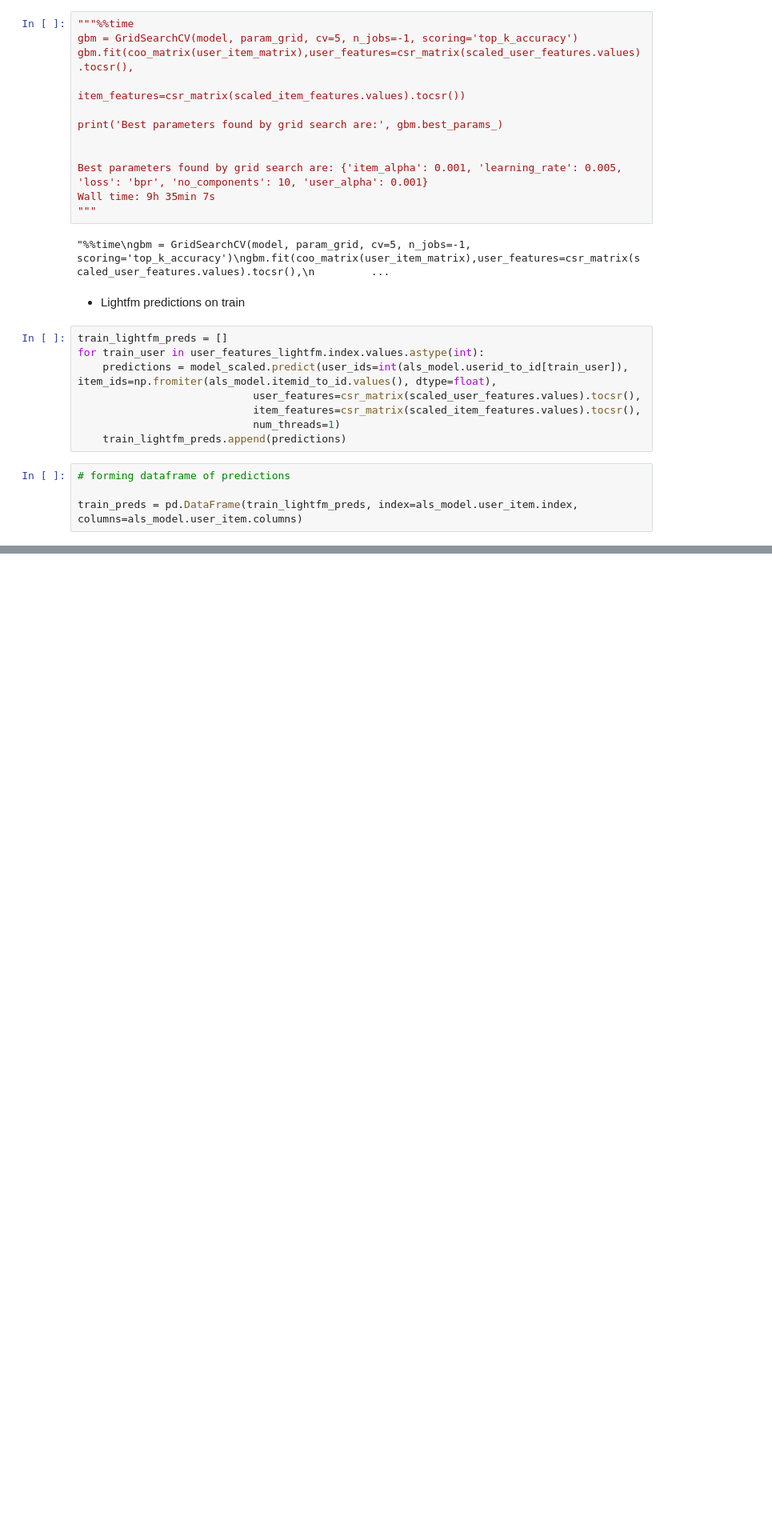
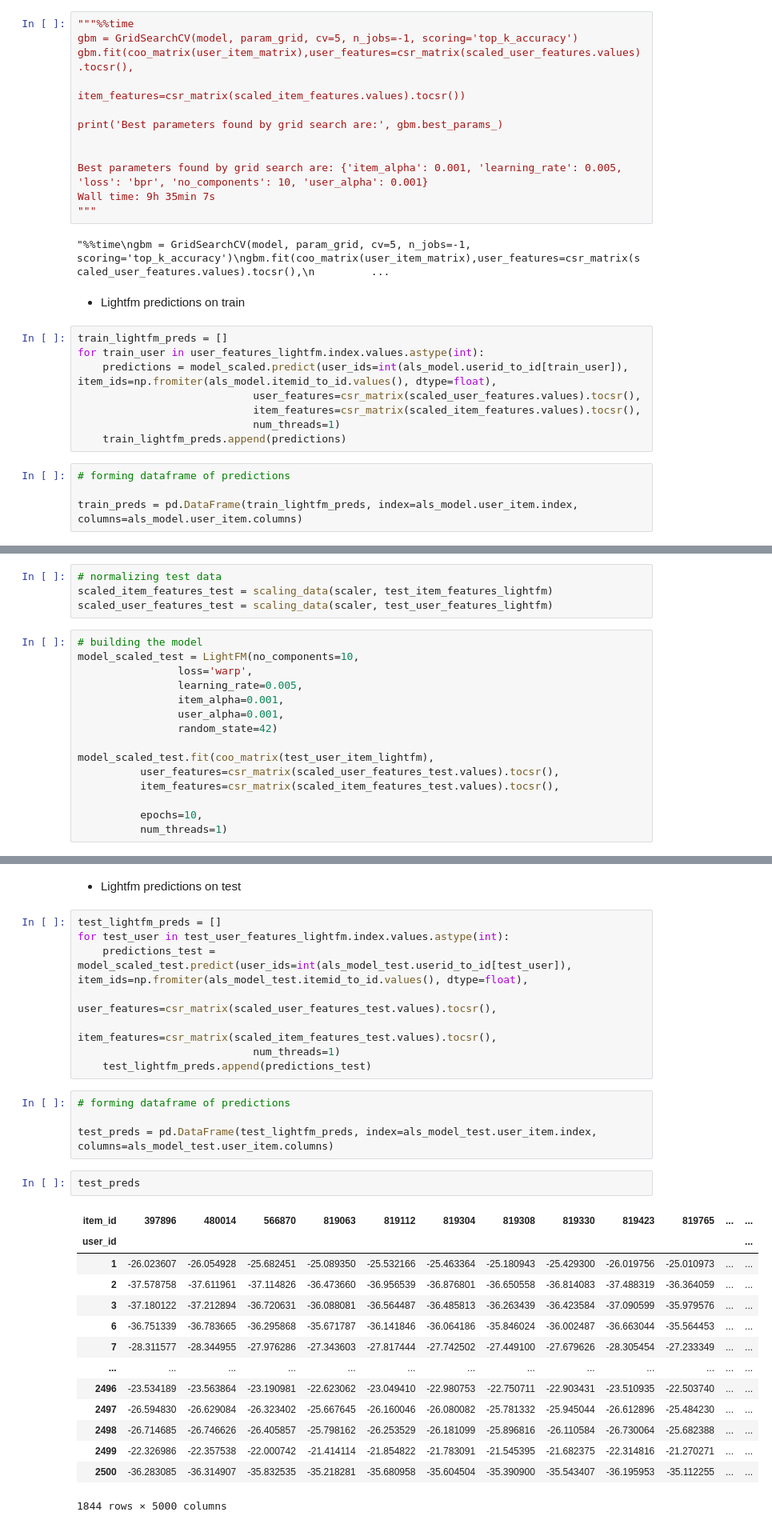
Before and after one commit to aldalinde/ReSys, a Jupyter notebook: final_project/rs_project.ipynb, the cells around one changed output, grey strips where cells are left out. Shown at 80% size. Cells and saved outputs as stored; diff of their text form; blank space fills up the shorter version.

```diff
--- a/final_project/rs_project.ipynb
+++ b/final_project/rs_project.ipynb
@@ -553,0 +998,19 @@ np.mean(pres_users)
+# %%
+# normalizing test data
+scaled_item_features_test = scaling_data(scaler, test_item_features_lightfm)
+scaled_user_features_test = scaling_data(scaler, test_user_features_lightfm)
+# %%
+# building the model
+model_scaled_test = LightFM(no_components=10,
+                loss='warp',
+                learning_rate=0.005,
+                item_alpha=0.001,
+                user_alpha=0.001,
+                random_state=42)
+
+model_scaled_test.fit(coo_matrix(test_user_item_lightfm),
+          user_features=csr_matrix(scaled_user_features_test.values).tocsr(),
+          item_features=csr_matrix(scaled_item_features_test.values).tocsr(),
+
+          epochs=10,
+          num_threads=1)
@@ -553,0 +1028,31 @@ np.mean(pres_users)
+# %% [markdown]
+* Lightfm predictions on test
+# %%
+test_lightfm_preds = []
+for test_user in test_user_features_lightfm.index.values.astype(int):
+    predictions_test = model_scaled_test.predict(user_ids=int(als_model_test.userid_to_id[test_user]), item_ids=np.fromiter(als_model_test.itemid_to_id.values(), dtype=float),
+                            user_features=csr_matrix(scaled_user_features_test.values).tocsr(),
+                            item_features=csr_matrix(scaled_item_features_test.values).tocsr(),
+                            num_threads=1)
+    test_lightfm_preds.append(predictions_test)
+# %%
+# forming dataframe of predictions
+
+test_preds = pd.DataFrame(test_lightfm_preds, index=als_model_test.user_item.index, columns=als_model_test.user_item.columns)
+# %%
+test_preds
+# %% [output]
+| item_id | 397896 | 480014 | 566870 | 819063 | 819112 | 819304 | 819308 | 819330 | 819423 | 819765 | ... | ... |
+| user_id |  |  |  |  |  |  |  |  |  |  |  | ... |
+| 1 | -26.023607 | -26.054928 | -25.682451 | -25.089350 | -25.532166 | -25.463364 | -25.180943 | -25.429300 | -26.019756 | -25.010973 | ... | ... |
+| 2 | -37.578758 | -37.611961 | -37.114826 | -36.473660 | -36.956539 | -36.876801 | -36.650558 | -36.814083 | -37.488319 | -36.364059 | ... | ... |
+| 3 | -37.180122 | -37.212894 | -36.720631 | -36.088081 | -36.564487 | -36.485813 | -36.263439 | -36.423584 | -37.090599 | -35.979576 | ... | ... |
+| 6 | -36.751339 | -36.783665 | -36.295868 | -35.671787 | -36.141846 | -36.064186 | -35.846024 | -36.002487 | -36.663044 | -35.564453 | ... | ... |
+| 7 | -28.311577 | -28.344955 | -27.976286 | -27.343603 | -27.817444 | -27.742502 | -27.449100 | -27.679626 | -28.305454 | -27.233349 | ... | ... |
+| ... | ... | ... | ... | ... | ... | ... | ... | ... | ... | ... | ... | ... |
+| 2496 | -23.534189 | -23.563864 | -23.190981 | -22.623062 | -23.049410 | -22.980753 | -22.750711 | -22.903431 | -23.510935 | -22.503740 | ... | ... |
+| 2497 | -26.594830 | -26.629084 | -26.323402 | -25.667645 | -26.160046 | -26.080082 | -25.781332 | -25.945044 | -26.612896 | -25.484230 | ... | ... |
+| 2498 | -26.714685 | -26.746626 | -26.405857 | -25.798162 | -26.253529 | -26.181099 | -25.896816 | -26.110584 | -26.730064 | -25.682388 | ... | ... |
+| 2499 | -22.326986 | -22.357538 | -22.000742 | -21.414114 | -21.854822 | -21.783091 | -21.545395 | -21.682375 | -22.314816 | -21.270271 | ... | ... |
+| 2500 | -36.283085 | -36.314907 | -35.832535 | -35.218281 | -35.680958 | -35.604504 | -35.390900 | -35.543407 | -36.195953 | -35.112255 | ... | ... |
+1844 rows × 5000 columns
```
Also changed, not shown: parts of 75 cells of this notebook, 1 other file.
